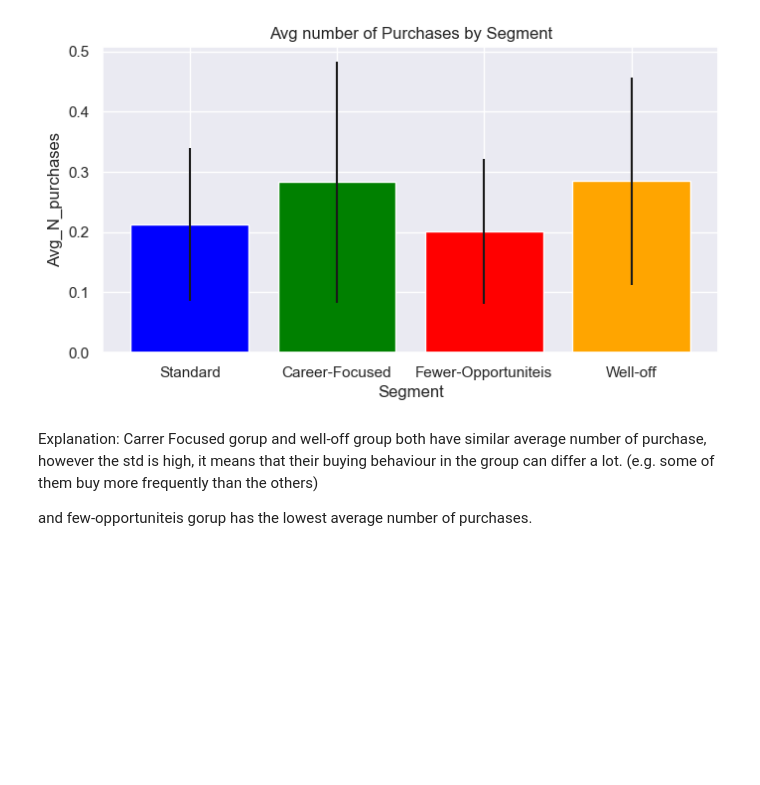
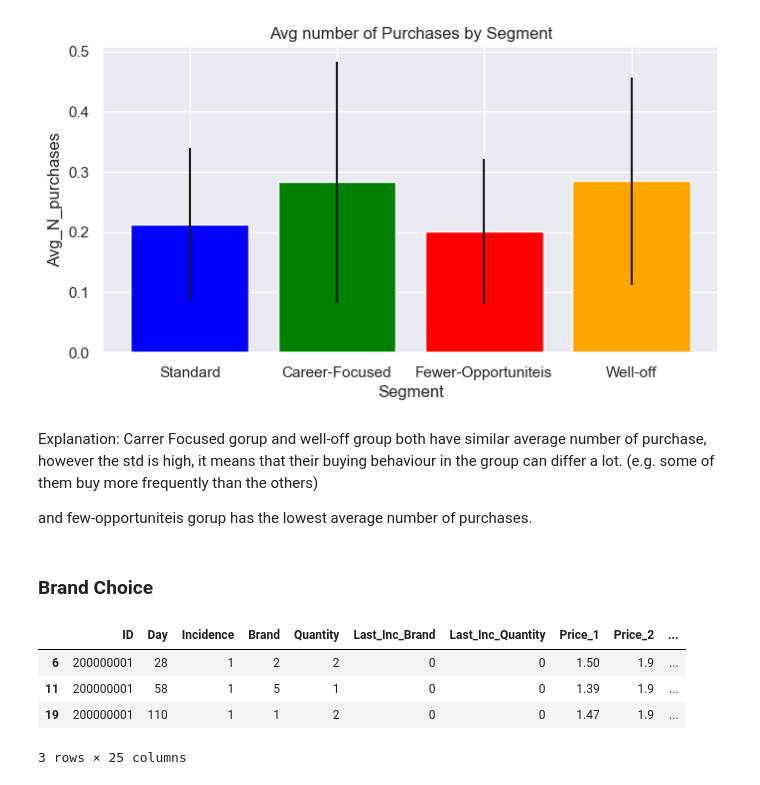
Before and after one commit to vivian-kim/Data-Sceince-Customer-Analytics, a Jupyter notebook: Data Science- Purchase Analytics with PCA model.ipynb, the cells around one changed output. Saved outputs shown, nothing was run; the diff lists cells and outputs as text; code cells hidden in the pictures; blank space fills up the shorter version.

```diff
--- a/Data Science- Purchase Analytics with PCA model.ipynb
+++ b/Data Science- Purchase Analytics with PCA model.ipynb
@@ -301,3 +301,5 @@ the std is high, it means that their buying behaviour in the group can differ a
 
 and
 few-opportuniteis gorup has the lowest average number of purchases.
+# %% [markdown]
+### Brand Choice
@@ -303,0 +309,8 @@ few-opportuniteis gorup has the lowest average number of purchases.
+# %%
+df_purchase_incidence.head(3)
+# %% [output]
+|  | ID | Day | Incidence | Brand | Quantity | Last_Inc_Brand | Last_Inc_Quantity | Price_1 | Price_2 | ... |
+| 6 | 200000001 | 28 | 1 | 2 | 2 | 0 | 0 | 1.50 | 1.9 | ... |
+| 11 | 200000001 | 58 | 1 | 5 | 1 | 0 | 0 | 1.39 | 1.9 | ... |
+| 19 | 200000001 | 110 | 1 | 1 | 2 | 0 | 0 | 1.47 | 1.9 | ... |
+3 rows × 25 columns
```
Also changed, not shown: parts of 22 cells of this notebook.
